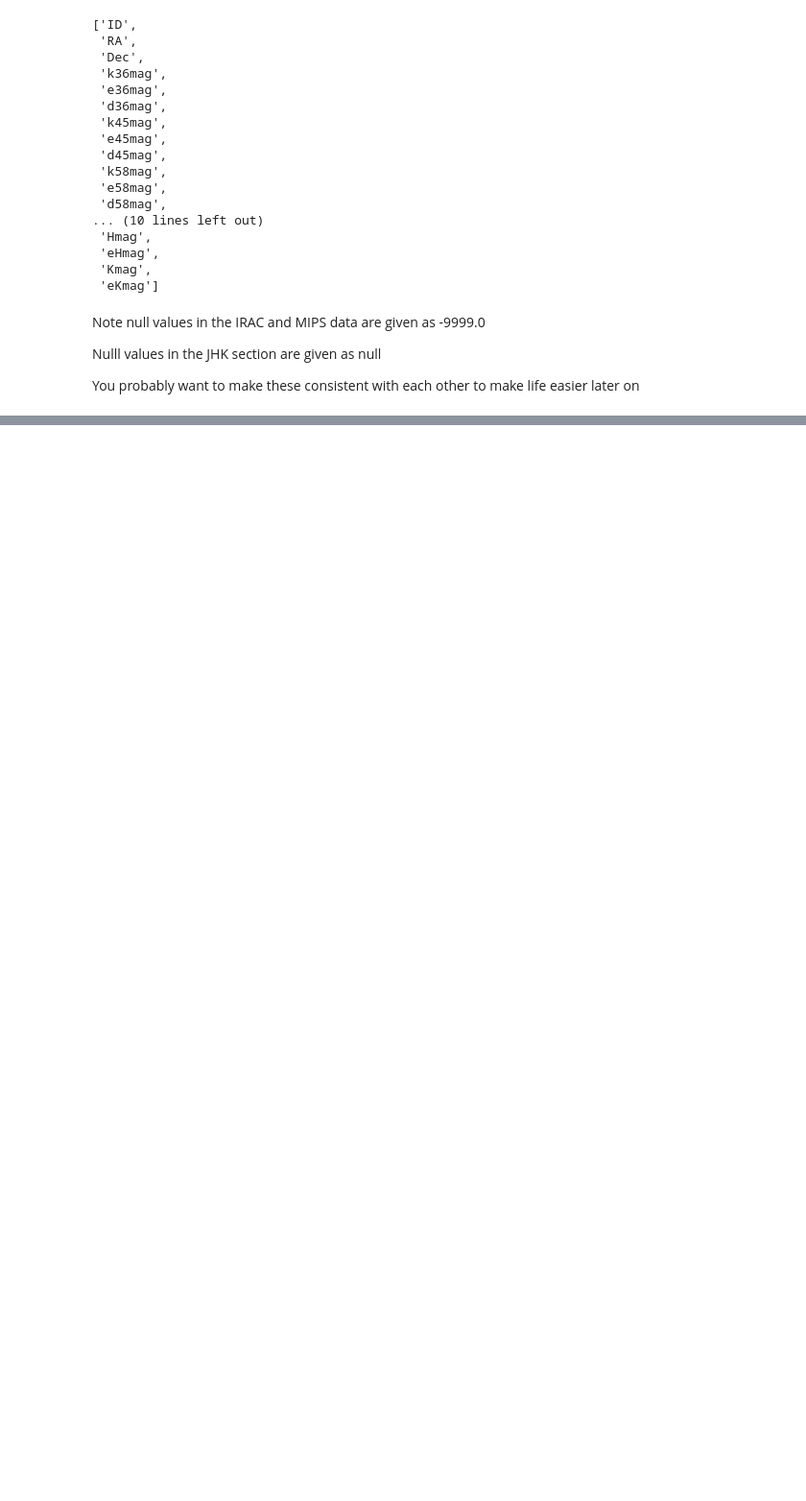
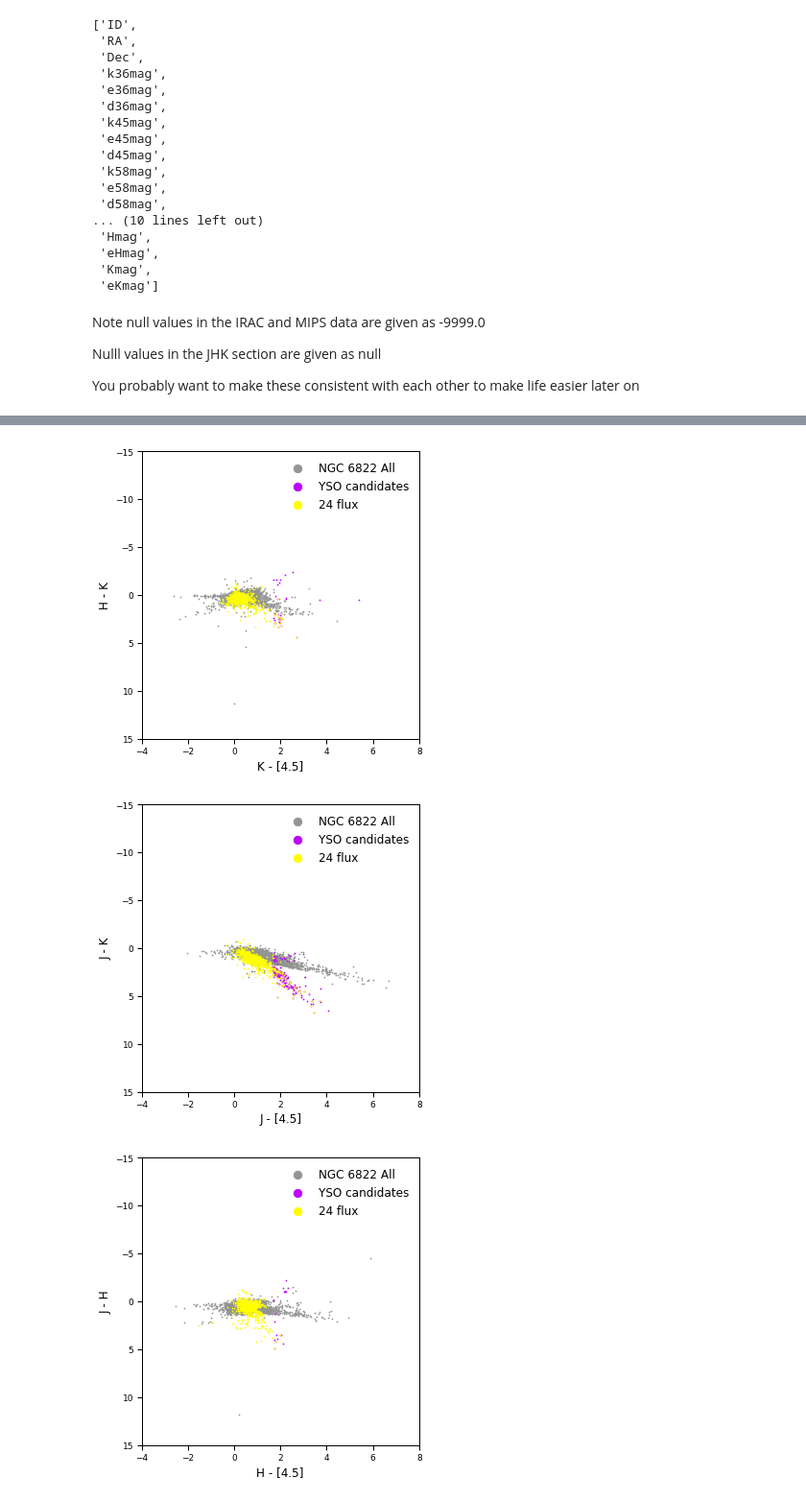
Before and after one commit to MichaelSharp7/YSOs, a Jupyter notebook: NGC6822_eg_trial.ipynb, the cells around one changed output, grey strips where cells are left out. Shown at 96% size. Drawn from its saved outputs; the diff is of its cells as text; code cells hidden in the pictures; blank space fills up the shorter version.

```diff
--- a/NGC6822_eg_trial.ipynb
+++ b/NGC6822_eg_trial.ipynb
@@ -91,6 +100,21 @@ print("Number of stars in cut 8024: {}".format(len(idx_ysoish_8024[0])))
 
 idx_ysoish_3645= np.where((data['k36mag']-data['k45mag'] > 1.7) & (data['k36mag'] < 25.))
 print("Number of stars in cut 3645: {}".format(len(idx_ysoish_3645[0])))
+
+idx_ysoish_HKK45= np.where((data['Hmag']-data['Kmag'] > 1.7) & (data['Kmag']-data['k45mag'] < 25.))
+print("Number of stars in cut HKK45: {}".format(len(idx_ysoish_HKK45[0])))
+
+idx_ysoish_JKJ45= np.where((data['Jmag']-data['Kmag'] > 1.7) & (data['Jmag']-data['k45mag'] < 25.))
+print("Number of stars in cut JKJ45: {}".format(len(idx_ysoish_JKJ45[0])))
+
+idx_ysoish_JHH45= np.where((data['Jmag']-data['Hmag'] > 1.7) & (data['Hmag']-data['k45mag'] < 25.))
+print("Number of stars in cut JHH45: {}".format(len(idx_ysoish_JHH45[0])))
+
+idx_ysoish_36455880= np.where((data['k36mag']-data['k45mag'] > 1.7) & (data['k58mag']-data['k80mag'] < 25.))
+print("Number of stars in cut 36455880: {}".format(len(idx_ysoish_36455880[0])))
+
+idx_ysoish_K363645= np.where((data['Kmag']-data['k36mag'] > 1.7) & (data['k36mag']-data['k45mag'] < 25.))
+print("Number of stars in cut K363645: {}".format(len(idx_ysoish_K363645[0])))
 # %% [output]
 Number of stars in cut 3658: 75
 Number of stars in cut 4558: 62
@@ -655,0 +874,53 @@ hess(36,36,45,idx_ysoish_3645)
+# %%
+#CCDs
+
+
+def ccd(A,B,C,D,idx,a,b,c,d):
+    # Setting up plotting sizes
+    plt.rc('font', family='sans-serif')
+    # plt.rc("text",  usetex=True)         # Allows latex commands
+    plt.rc("xtick", labelsize=9)
+    plt.rc("ytick", labelsize=9)
+    plt.rc("axes", labelsize=9)
+    plt.rc("legend", fontsize=12)
+    # plt.rcdefaults() # Resets the parameters to their default values
+
+    # Setting up figure
+    fig = plt.figure(figsize=(5, 5))
+    ax = plt.gca()  # Sets up active plot region
+
+    # Plot everything
+    plt.scatter(data[C]-data[D], data[A]-data[B], s=0.9,color=sns.xkcd_rgb['grey'], label="NGC 6822 All")
+
+    # Plot only stars which satify the example cut criteria
+    plt.scatter(data[A][idx]-data[B][idx], data[C][idx]-data[D][idx], s=0.9,color=sns.xkcd_rgb['bright purple'], label="YSO candidates")
+    plt.scatter(data[A][MIPS24_idx]-data[B][MIPS24_idx], data[C][MIPS24_idx]-data[D][MIPS24_idx], s=0.9,color=sns.xkcd_rgb['bright yellow'], label="24 flux")
+
+    # Set limits if automatic values dont work well
+    plt.xlim(-4,8)      # Set the x-axis limits
+    plt.ylim(15,-15)           # Set the y-axis limits NB Smaller numbers are bighter in magnitudes so flip max/min values
+
+    # Set the axis lables
+    x_label = c+' - '+d
+    y_label = a+' - '+b
+    plt.xlabel(x_label, fontsize=12)
+    plt.ylabel(y_label, fontsize=12)
+
+    # Add a legend
+    plt.legend(loc="upper right",frameon=False, scatterpoints=1, numpoints=1, markerscale=9.)
+
+    fig.tight_layout()
+    #plt.savefig("bla.pdf", bbox_inches='tight')
+    plt.show()
+    plt.close()
+
+
+ccd('Hmag','Kmag','Kmag','k45mag',idx_ysoish_HKK45,'H','K','K','[4.5]')
+ccd('Jmag','Kmag','Jmag','k45mag',idx_ysoish_JKJ45,'J','K','J','[4.5]')
+ccd('Jmag','Hmag','Hmag','k45mag',idx_ysoish_JHH45,'J','H','H','[4.5]')
+ccd('k36mag','k45mag','k58mag','k80mag',idx_ysoish_36455880,'[3.6]','[4.5]','[5.8]','[8.0]')
+ccd('Kmag','k36mag','k36mag','k45mag',idx_ysoish_K363645,'K','[3.6]','[3.6]','[4.5]')
+# %% [output]
+[figure, added]
+[figure, added]
+[figure, added]
```
Also changed, not shown: parts of 6 cells of this notebook.
